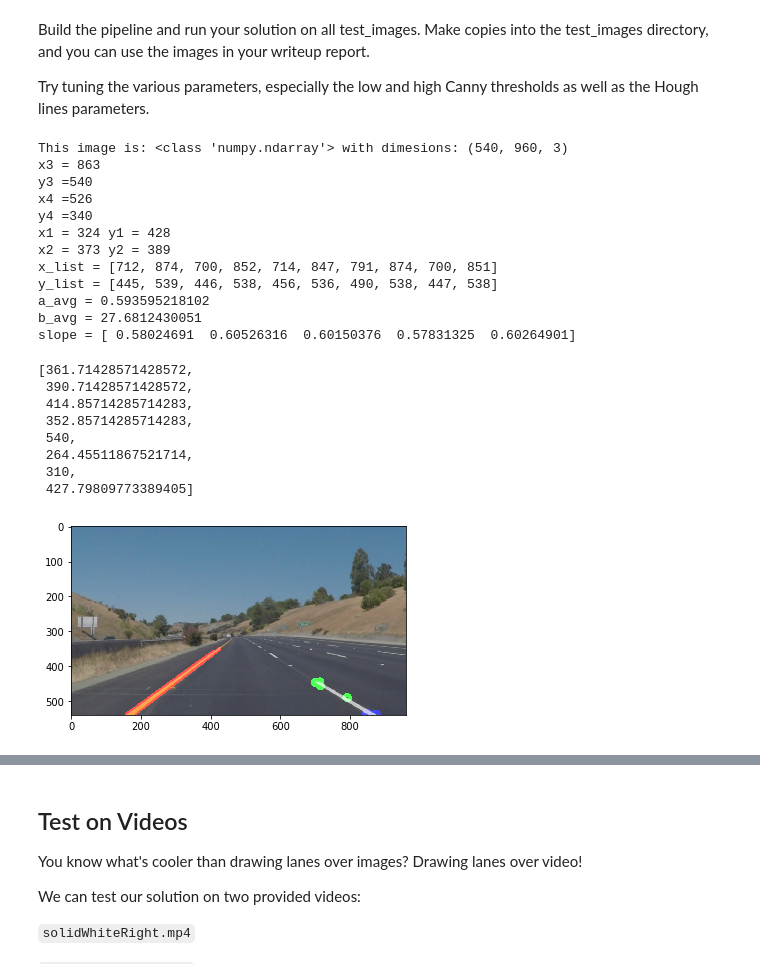
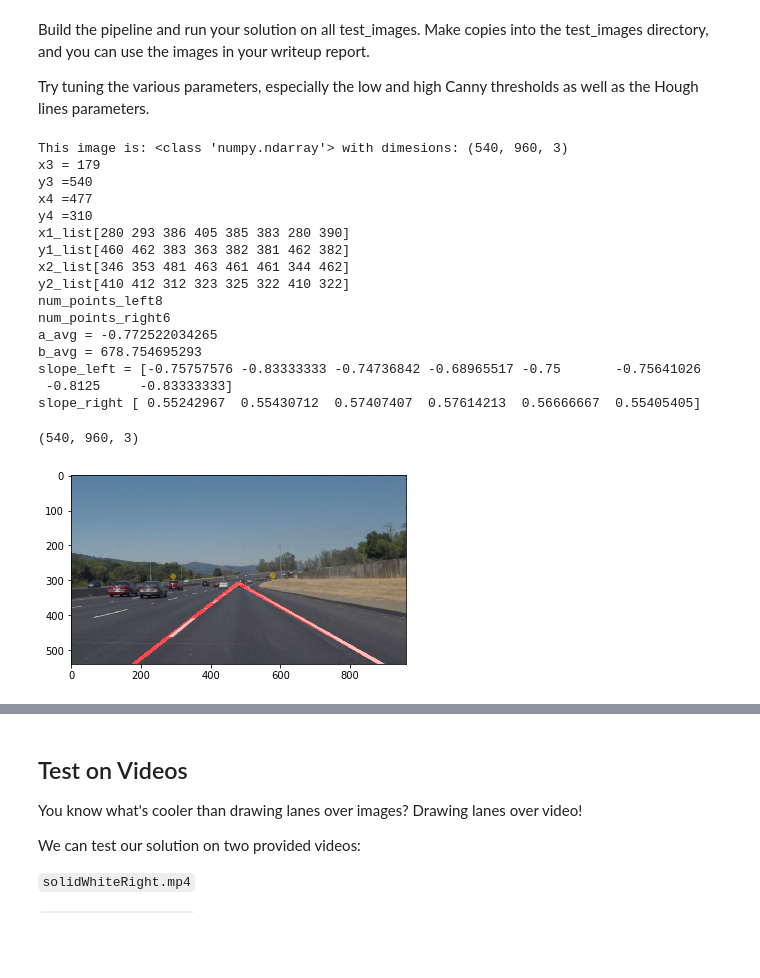
Before and after one commit to quangnamee91/Finding-lane-lines-on-the-road, a Jupyter notebook: P1.ipynb, the cells around one changed output, grey strips where cells are left out. Saved outputs shown, nothing was run; the diff lists cells and outputs as text; code cells hidden in the pictures; blank space fills up the shorter version.

```diff
--- a/P1.ipynb
+++ b/P1.ipynb
@@ -288,7 +333,7 @@ import cv2
 %matplotlib inline
 
 #reading in an image
-image = mpimg.imread('test_images/solidYellowCurve2.jpg')
+image = mpimg.imread('test_images/solidWhiteCurve.jpg')
 
 #printing out some stats and plotting
 print('This image is:', type(image), 'with dimesions:', image.shape)
@@ -299,56 +344,52 @@ gray = grayscale(image)
 plt.imshow(gray, cmap='gray')
 # Define a kernel size and apply Gaussian smoothing
 kernel_size = 5
 blur_gray = gaussian_blur(gray,kernel_size)
 plt.imshow(blur_gray, cmap='gray')
 # Define our parameters for Canny and apply
-low_threshold = 50
+low_threshold = 30
 high_threshold = 150
 edges = canny(blur_gray,low_threshold,high_threshold)
 plt.imshow(edges,cmap='Greys_r')
 # This time we are defining a four sided polygon to mask
 #xsize = imshape[1]
 #ysize = imshape[0]
 imshape = image.shape
-top_mask_bound = 340
+top_mask_bound = 310
 bottom_mask_bound = 540
-vertices = np.array([[(0,imshape[0]),(450, top_mask_bound), (490,top_mask_bound), (imshape[1],imshape[0])]], dtype=np.int32)
+vertices = np.array([[(0,imshape[0]),(480, top_mask_bound), (480,top_mask_bound), (imshape[1],imshape[0])]], dtype=np.int32)
 masked_edges = region_of_interest(edges,vertices)
 # Define the Hough transform parameters
 # Make a blank the same size as our image to draw on
-rho = 2 # distance resolution in pixels of the Hough grid
+rho = 1 # distance resolution in pixels of the Hough grid
 theta = np.pi/180 # angular resolution in radians of the Hough grid
 threshold = 15 # minimum number of votes (intersections in Hough grid cell)
 min_line_length = 40 #minimum number of pixels making up a line
 max_line_gap = 20   # maximum gap in pixels between connectable line segments
-
-
+#Run hoghline detection on edges image
 line_image = hough_lines(masked_edges, rho, theta, threshold, min_line_length, max_line_gap)
 
 
 #Draw the line on the colour image
 line_colored_image = weighted_img(line_image,image)
 plt.imshow(line_colored_image)
-slope
+image.shape
 # %% [output]
 This image is: <class 'numpy.ndarray'> with dimesions: (540, 960, 3)
-x3 = 863
+x3 = 179
 y3 =540
-x4 =526
-y4 =340
-x1 = 324 y1 = 428
-x2 = 373 y2 = 389
-x_list = [712, 874, 700, 852, 714, 847, 791, 874, 700, 851]
-y_list = [445, 539, 446, 538, 456, 536, 490, 538, 447, 538]
-a_avg = 0.593595218102
-b_avg = 27.6812430051
-slope = [ 0.58024691  0.60526316  0.60150376  0.57831325  0.60264901]
+x4 =477
+y4 =310
+x1_list[280 293 386 405 385 383 280 390]
+y1_list[460 462 383 363 382 381 462 382]
+x2_list[346 353 481 463 461 461 344 462]
+y2_list[410 412 312 323 325 322 410 322]
+num_points_left8
+num_points_right6
+a_avg = -0.772522034265
+b_avg = 678.754695293
+slope_left = [-0.75757576 -0.83333333 -0.74736842 -0.68965517 -0.75       -0.75641026
+ -0.8125     -0.83333333]
+slope_right [ 0.55242967  0.55430712  0.57407407  0.57614213  0.56666667  0.55405405]
-[361.71428571428572,
- 390.71428571428572,
- 414.85714285714283,
- 352.85714285714283,
- 540,
- 264.45511867521714,
- 310,
- 427.79809773389405]
+(540, 960, 3)
-[figure, old version]
+[figure, new version]
```
Also changed, not shown: parts of 8 cells of this notebook, 2 other files.
